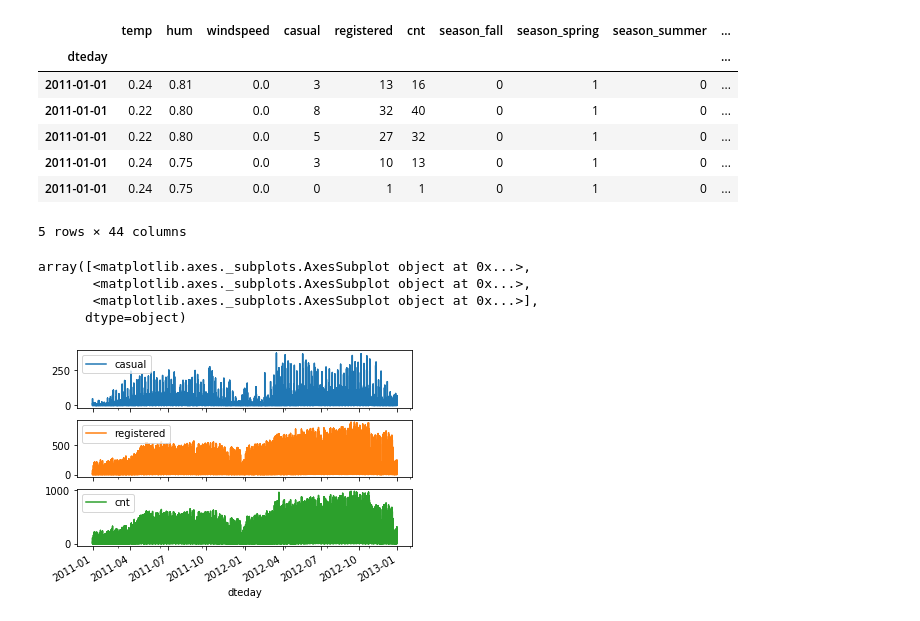
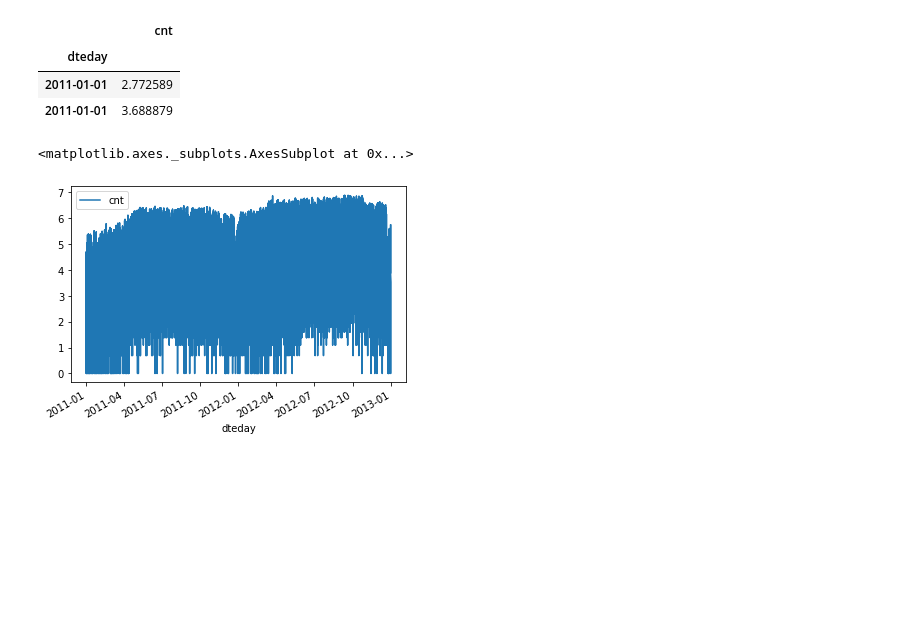
Before and after one commit to mzhou356/bike-sharing-regression, a Jupyter notebook: time_series_component.ipynb, the cells around one changed output. Cells and saved outputs as stored; diff of their text form; code cells hidden in the pictures; blank space fills up the shorter version.

```diff
--- a/time_series_component.ipynb
+++ b/time_series_component.ipynb
@@ -9,23 +14,17 @@ from statsmodels.tsa.seasonal import seasonal_decompose
 # %%
 # load dataframe
-bikes_df = pd.read_pickle('cleaned_data/bikes_df.pkl')
-bikes_df.head()
+bikes_df = pd.read_pickle('cleaned_data/bikes_regression.pkl')
+time_series_df = bikes_df[['cnt']]
+time_series_df.head(2)
 # %% [output]
-|  | temp | hum | windspeed | casual | registered | cnt | season_fall | season_spring | season_summer | ... |
-| dteday |  |  |  |  |  |  |  |  |  | ... |
-| 2011-01-01 | 0.24 | 0.81 | 0.0 | 3 | 13 | 16 | 0 | 1 | 0 | ... |
-| 2011-01-01 | 0.22 | 0.80 | 0.0 | 8 | 32 | 40 | 0 | 1 | 0 | ... |
-| 2011-01-01 | 0.22 | 0.80 | 0.0 | 5 | 27 | 32 | 0 | 1 | 0 | ... |
-| 2011-01-01 | 0.24 | 0.75 | 0.0 | 3 | 10 | 13 | 0 | 1 | 0 | ... |
-| 2011-01-01 | 0.24 | 0.75 | 0.0 | 0 | 1 | 1 | 0 | 1 | 0 | ... |
+|  | cnt |
+| dteday |  |
+| 2011-01-01 | 2.772589 |
+| 2011-01-01 | 3.688879 |
-5 rows × 44 columns
 # %%
 # time series plot for casual, registered and cnt
-bikes_df[['casual','registered','cnt']].plot(subplots = True)
+time_series_df.plot()
 # %% [output]
-array([<matplotlib.axes._subplots.AxesSubplot object at 0x...>,
-       <matplotlib.axes._subplots.AxesSubplot object at 0x...>,
-       <matplotlib.axes._subplots.AxesSubplot object at 0x...>],
-      dtype=object)
+<matplotlib.axes._subplots.AxesSubplot at 0x...>
-[figure, old version]
+[figure, new version]
 # %%
```
Also changed, not shown: parts of 21 cells of this notebook.
